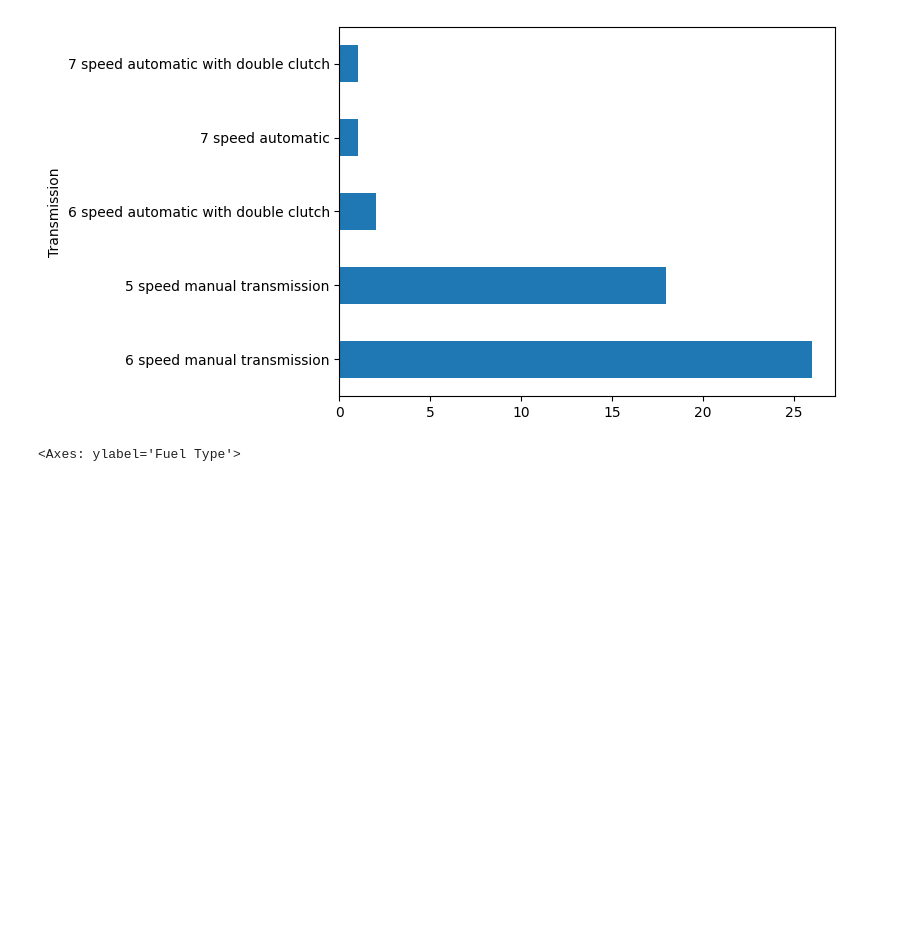
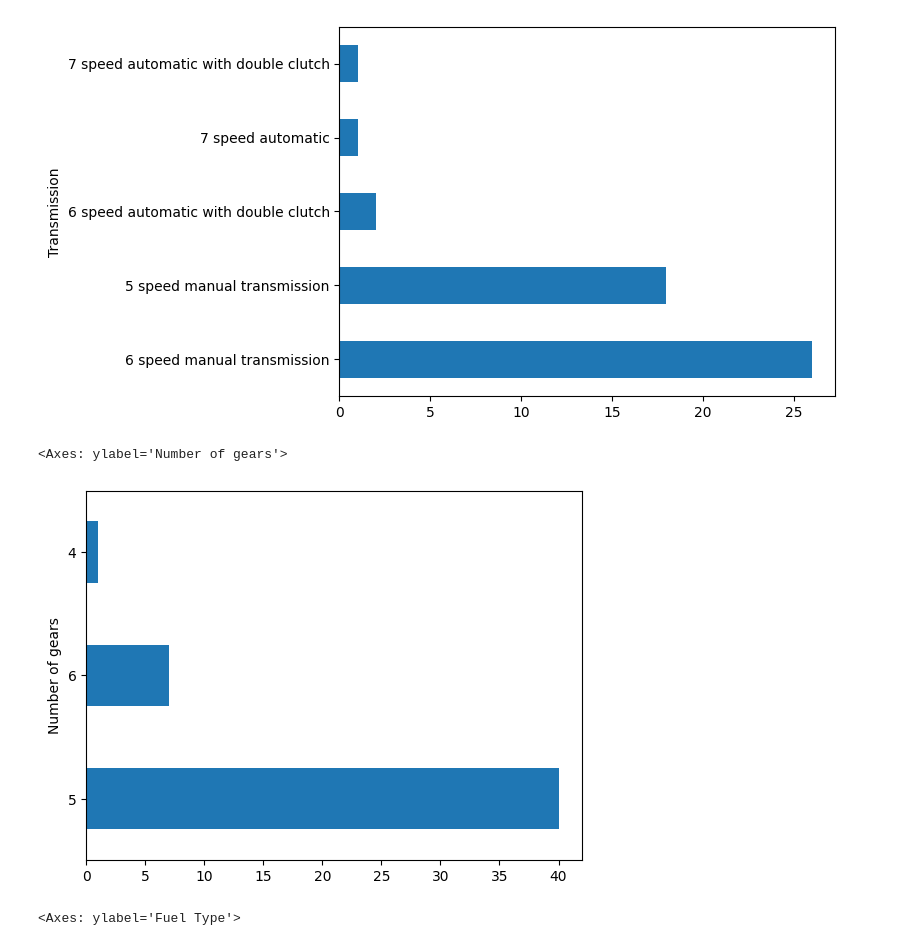
Before and after one commit to urbancluka/UVP-Projektna-naloga, a Jupyter notebook: analiza.ipynb, the cells around one changed output. Cells and saved outputs as stored; diff of their text form; code cells hidden in the pictures; blank space fills up the shorter version.

```diff
--- a/analiza.ipynb
+++ b/analiza.ipynb
@@ -78,6 +80,12 @@ transmission.plot.barh()
 # %% [output]
 <Axes: ylabel='Transmission'>
 [figure]
+# %%
+num_of_gears = podatki_o_avtih["Number of Gears"].value_counts()
+num_of_gears.plot.barh()
+# %% [output]
+<Axes: ylabel='Number of gears'>
+[figure, added]
 # %%
 fuel = podatki_o_avtih["Fuel Type"].value_counts()
 fuel.plot.barh()
```
Also changed, not shown: parts of 11 cells of this notebook.
